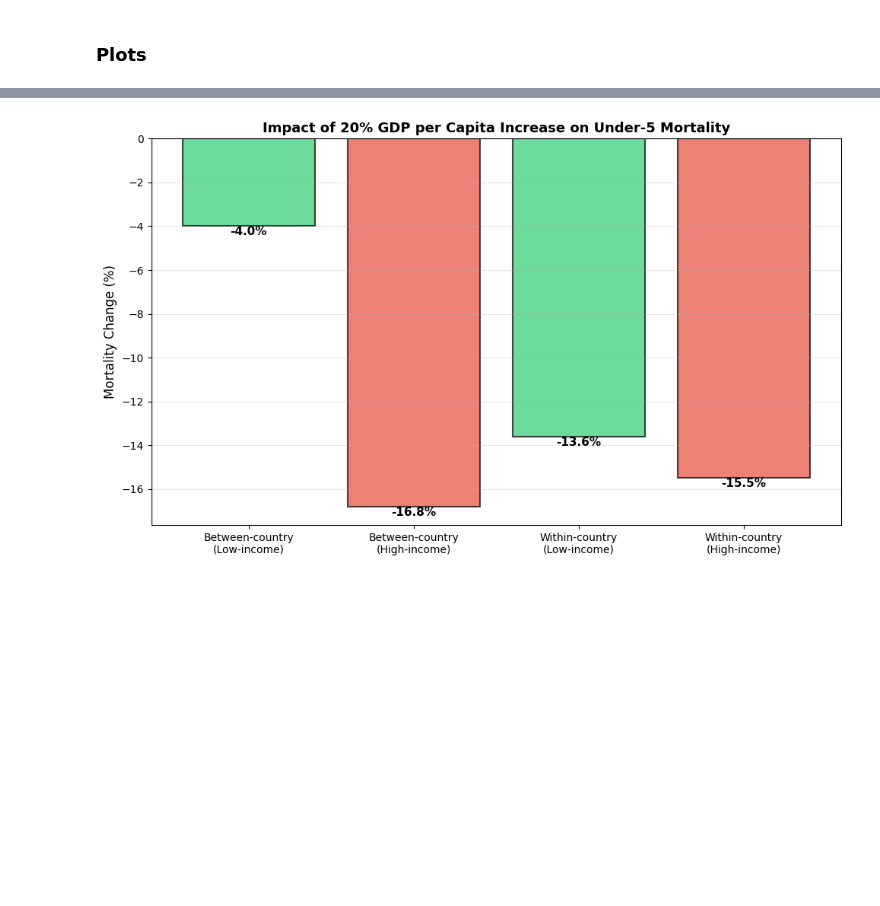
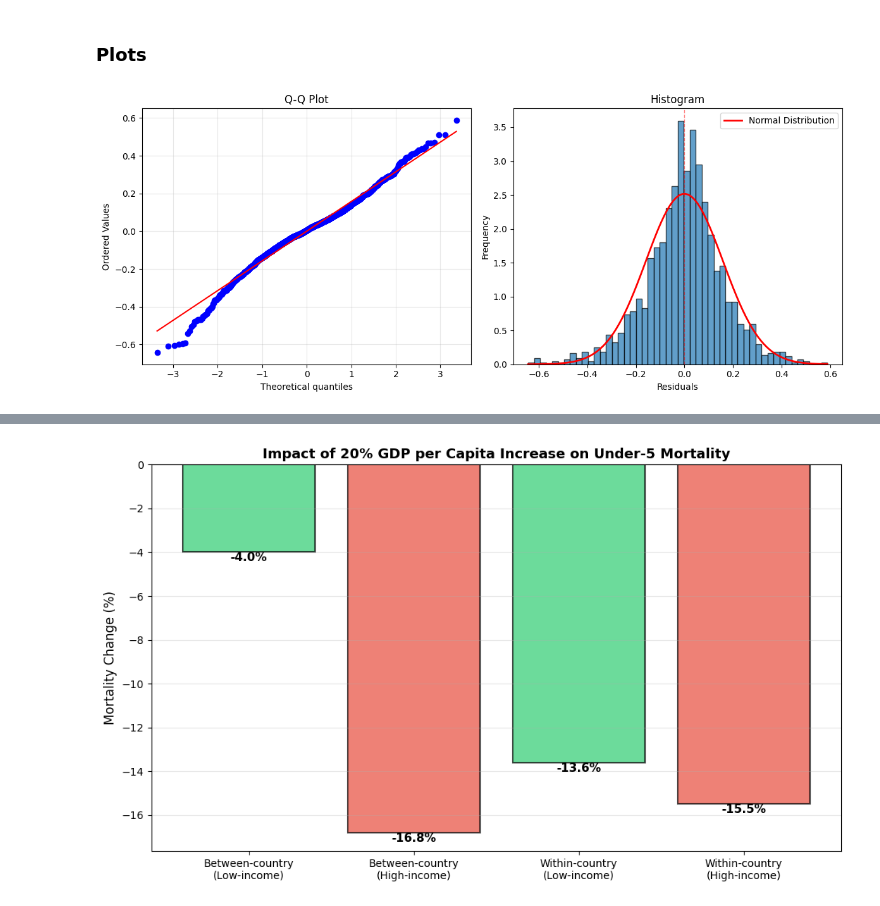
Before and after one commit to s-hreya-riram/sustainable-development-goals-modeling, a Jupyter notebook: jupyter_notebook/modeling.ipynb, the cells around one changed output, grey strips where cells are left out. Drawn from its saved outputs; the diff is of its cells as text; code cells hidden in the pictures; blank space fills up the shorter version.

Commit message:
Added normality checks in the code

```diff
--- a/jupyter_notebook/modeling.ipynb
+++ b/jupyter_notebook/modeling.ipynb
@@ -414,3 +414,35 @@ Low-income: mortality change = -5.06, percent change = -13.6%
 High-income: mortality change = -0.78, percent change = -15.5%
 # %% [markdown]
 ### Plots
+# %%
+from scipy import stats
+import matplotlib.pyplot as plt
+
+# Within country effects
+residuals_array = mundlak_results.resids.values.flatten()
+
+fig, axes = plt.subplots(1, 2, figsize=(12, 5))
+
+# Q-Q plot using scipy
+stats.probplot(residuals_array, dist="norm", plot=axes[0])
+axes[0].set_title('Q-Q Plot')
+axes[0].grid(True, alpha=0.3)
+
+# Histogram
+axes[1].hist(residuals_array, bins=50, edgecolor='black', alpha=0.7, density=True)
+axes[1].set_title('Histogram')
+axes[1].set_xlabel('Residuals')
+axes[1].set_ylabel('Frequency')
+
+# Overlay normal distribution
+from scipy.stats import norm
+x = np.linspace(residuals_array.min(), residuals_array.max(), 100)
+axes[1].plot(x, norm.pdf(x, residuals_array.mean(), residuals_array.std()),
+             'r-', linewidth=2, label='Normal Distribution')
+axes[1].legend()
+axes[1].axvline(0, color='red', linestyle='--', linewidth=1, alpha=0.5)
+
+plt.tight_layout()
+plt.show()
+# %% [output]
+[figure, added]
```
Also changed, not shown: parts of 5 cells of this notebook.
